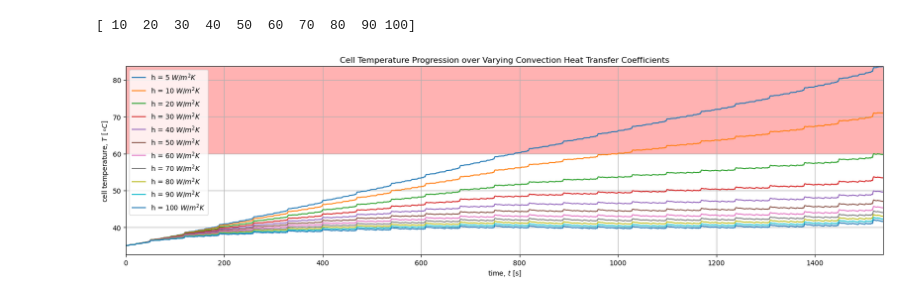
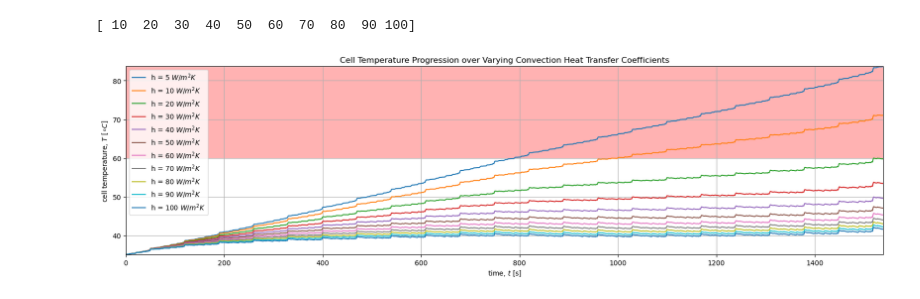
Before and after one commit to lemslemslems/cell_thermal_calculations, a Jupyter notebook: MAIN_cell_thermal_calculations.ipynb, the cells around one changed output. Saved outputs shown, nothing was run; the diff lists cells and outputs as text; code cells hidden in the pictures.

```diff
--- a/MAIN_cell_thermal_calculations.ipynb
+++ b/MAIN_cell_thermal_calculations.ipynb
@@ -315,23 +315,23 @@ for i in range(len(conv_coeff_test)):
 # %%
 fig, ax = plt.subplots(figsize=(20,5))
 
 # plot original temp variation (natural cooling)
 ax.plot(data[:,1], data[:,-1], label = "h = 5 $W/m^{2}K$")
 ax.set_xlabel("time, $t$ [s]")
 ax.set_ylabel("cell temperature, $T$ [$\\circ C$]")
 ax.set_xlim(0,time[-1])
-ax.set_ylim(top = np.max(data[:,-1]))
+ax.set_ylim(T_amb, np.max(data[:,-1]))
 ax.grid(1)
 
 # put a warning region
 ax.axhspan(60,np.max(data[:,-1]), facecolor = 'red', alpha = 0.3)
 
 # plot all tested temp variations
 for i in range(temps.shape[1]):
     plt.plot(data[:,1], temps[:,i], label = f"h = {conv_coeff_test[i]} $W/m^{2}K$")
 
 ax.set_title("Cell Temperature Progression over Varying Convection Heat Transfer Coefficients")
 ax.legend()
 plt.show()
 # %% [output]
-[figure, old version]
+[figure, new version]
```
